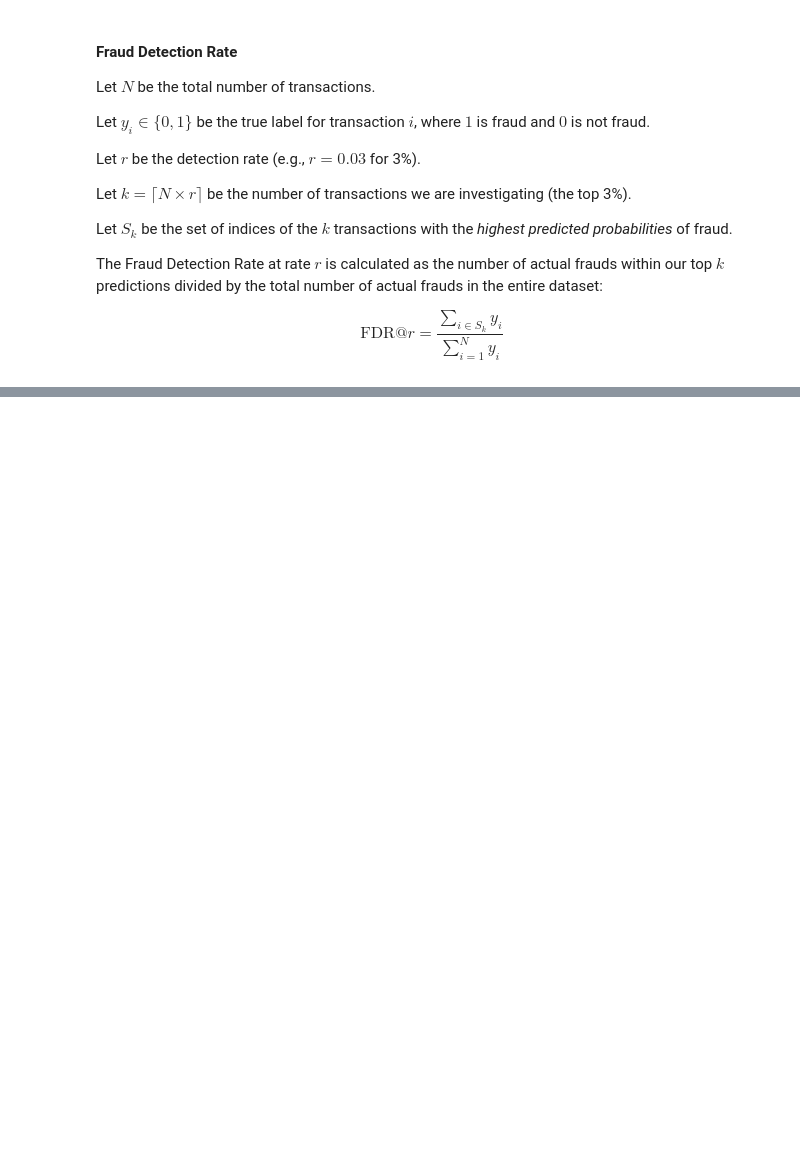
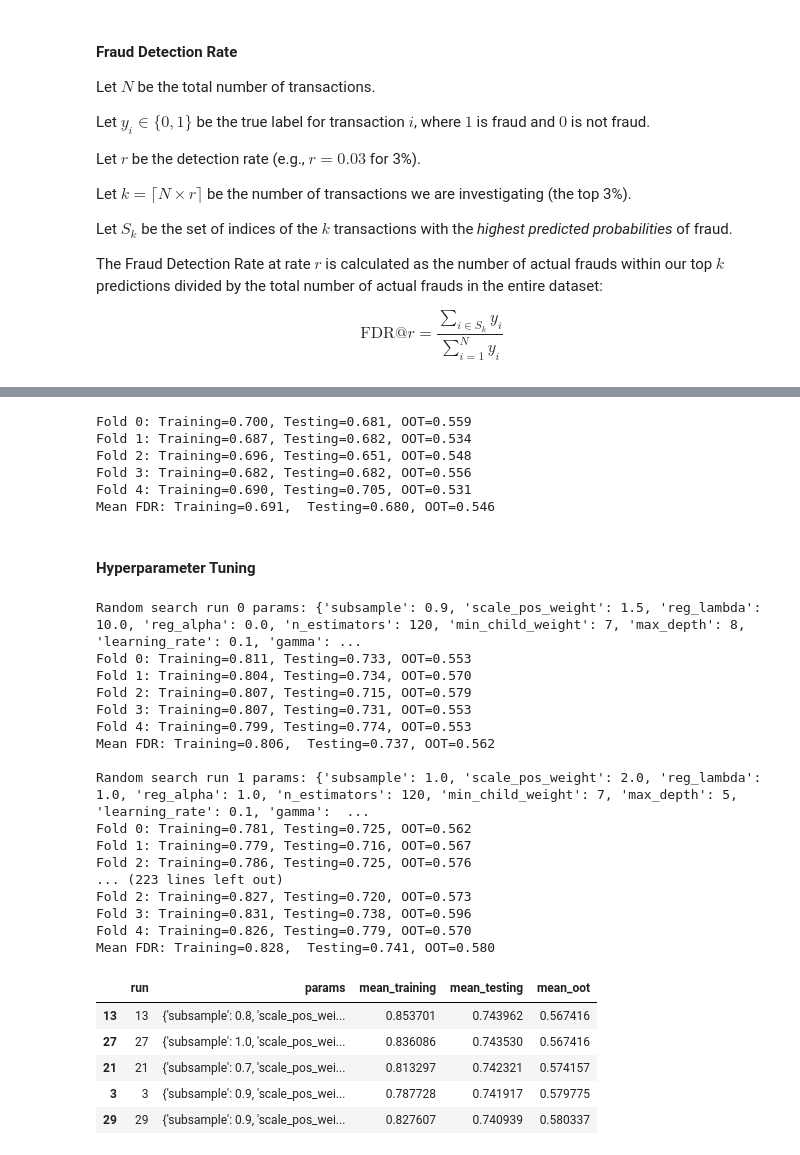
Before and after one commit to kevinp972/fraud-detection-model, a Jupyter notebook: 5_model_building_eval.ipynb, the cells around one changed output, grey strips where cells are left out. Saved outputs shown, nothing was run; the diff lists cells and outputs as text; code cells hidden in the pictures; blank space fills up the shorter version.

```diff
--- a/5_model_building_eval.ipynb
+++ b/5_model_building_eval.ipynb
@@ -246,0 +522,72 @@ Mean FDR: Train=0.689, Val=0.671, OOT=0.548
+# %%
+results_neural_network = evaluate_model_cv(
+    X_train_test,
+    y_train_test,
+    X_oot,
+    y_oot,
+    model=MLPClassifier(random_state=69, hidden_layer_sizes=(10,10), alpha=.01, learning_rate_init=.01),
+    n_splits=5,
+    detect_rate=0.03
+)
+# %% [output]
+Fold 0: Training=0.700, Testing=0.681, OOT=0.559
+Fold 1: Training=0.687, Testing=0.682, OOT=0.534
+Fold 2: Training=0.696, Testing=0.651, OOT=0.548
+Fold 3: Training=0.682, Testing=0.682, OOT=0.556
+Fold 4: Training=0.690, Testing=0.705, OOT=0.531
+Mean FDR: Training=0.691,  Testing=0.680, OOT=0.546
+# %% [markdown]
+#### Hyperparameter Tuning
+# %%
+# Random search for XGBoost hyperparameters
+param_distributions_xgb = {
+    "max_depth": [4, 5, 6, 8],
+    "min_child_weight": [1, 3, 5, 7],
+    "learning_rate": [0.03, 0.05, 0.07, 0.1],
+    "n_estimators": [120, 160, 200, 220],
+    "subsample": [0.7, 0.8, 0.9, 1.0],
+    "colsample_bytree": [0.6, 0.8, 1.0],
+    "gamma": [0, 0.1, 0.3, 0.5, 0.7],
+    "reg_lambda": [1.0, 3.0, 5.0, 10.0],
+    "reg_alpha": [0.0, 0.1, 0.3, 1.0],
+    "scale_pos_weight": [1.0, 1.5, 2.0, 3.0],
+}
+
+xgb_random_search_results = random_search_evaluate(
+    X_train_test,
+    y_train_test,
+    X_oot,
+    y_oot,
+    model_cls=XGBClassifier,
+    param_distributions=param_distributions_xgb,
+    n_iter=30,
+    n_splits=5,
+    detect_rate=0.03,
+    handle_imbalance=None,
+)
+
+xgb_random_search_results.sort_values("mean_testing", ascending=False).head()
+# %% [output]
+Random search run 0 params: {'subsample': 0.9, 'scale_pos_weight': 1.5, 'reg_lambda': 10.0, 'reg_alpha': 0.0, 'n_estimators': 120, 'min_child_weight': 7, 'max_depth': 8, 'learning_rate': 0.1, 'gamma': ...
+Fold 0: Training=0.811, Testing=0.733, OOT=0.553
+Fold 1: Training=0.804, Testing=0.734, OOT=0.570
+Fold 2: Training=0.807, Testing=0.715, OOT=0.579
+Fold 3: Training=0.807, Testing=0.731, OOT=0.553
+Fold 4: Training=0.799, Testing=0.774, OOT=0.553
+Mean FDR: Training=0.806,  Testing=0.737, OOT=0.562
+
+Random search run 1 params: {'subsample': 1.0, 'scale_pos_weight': 2.0, 'reg_lambda': 1.0, 'reg_alpha': 1.0, 'n_estimators': 120, 'min_child_weight': 7, 'max_depth': 5, 'learning_rate': 0.1, 'gamma':  ...
+Fold 0: Training=0.781, Testing=0.725, OOT=0.562
+Fold 1: Training=0.779, Testing=0.716, OOT=0.567
+Fold 2: Training=0.786, Testing=0.725, OOT=0.576
+... (223 lines left out)
+Fold 2: Training=0.827, Testing=0.720, OOT=0.573
+Fold 3: Training=0.831, Testing=0.738, OOT=0.596
+Fold 4: Training=0.826, Testing=0.779, OOT=0.570
+Mean FDR: Training=0.828,  Testing=0.741, OOT=0.580
+|  | run | params | mean_training | mean_testing | mean_oot |
+| 13 | 13 | {'subsample': 0.8, 'scale_pos_wei... | 0.853701 | 0.743962 | 0.567416 |
+| 27 | 27 | {'subsample': 1.0, 'scale_pos_wei... | 0.836086 | 0.743530 | 0.567416 |
+| 21 | 21 | {'subsample': 0.7, 'scale_pos_wei... | 0.813297 | 0.742321 | 0.574157 |
+| 3 | 3 | {'subsample': 0.9, 'scale_pos_wei... | 0.787728 | 0.741917 | 0.579775 |
+| 29 | 29 | {'subsample': 0.9, 'scale_pos_wei... | 0.827607 | 0.740939 | 0.580337 |
```
Also changed, not shown: parts of 25 cells of this notebook, 2 other files.
